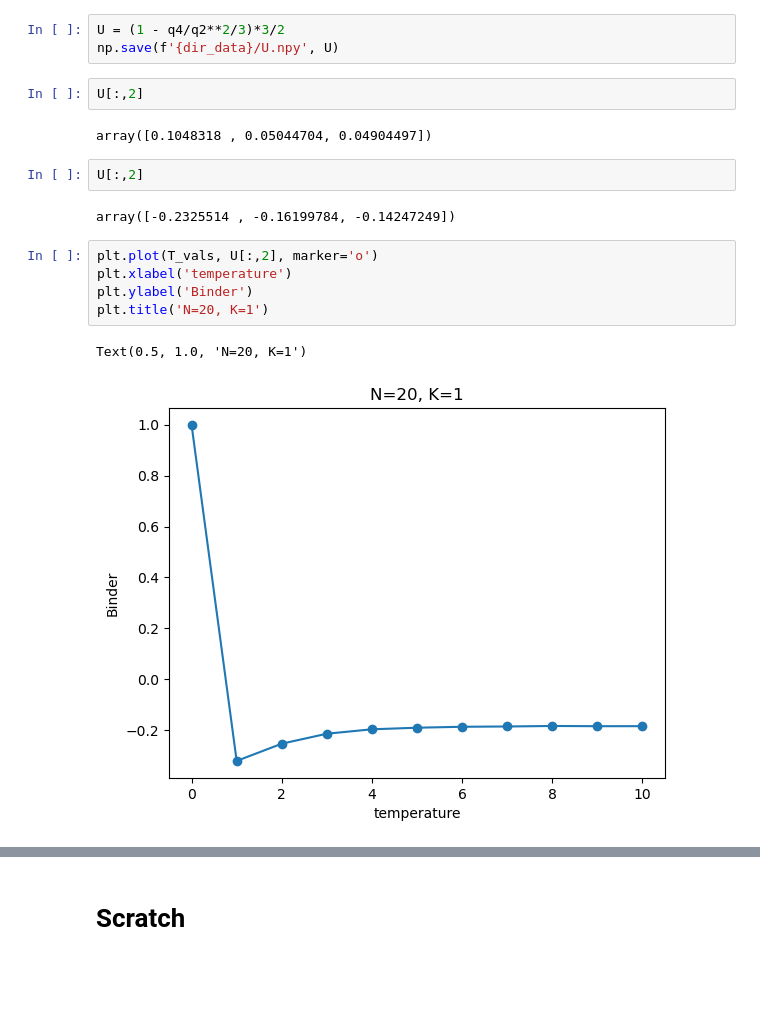
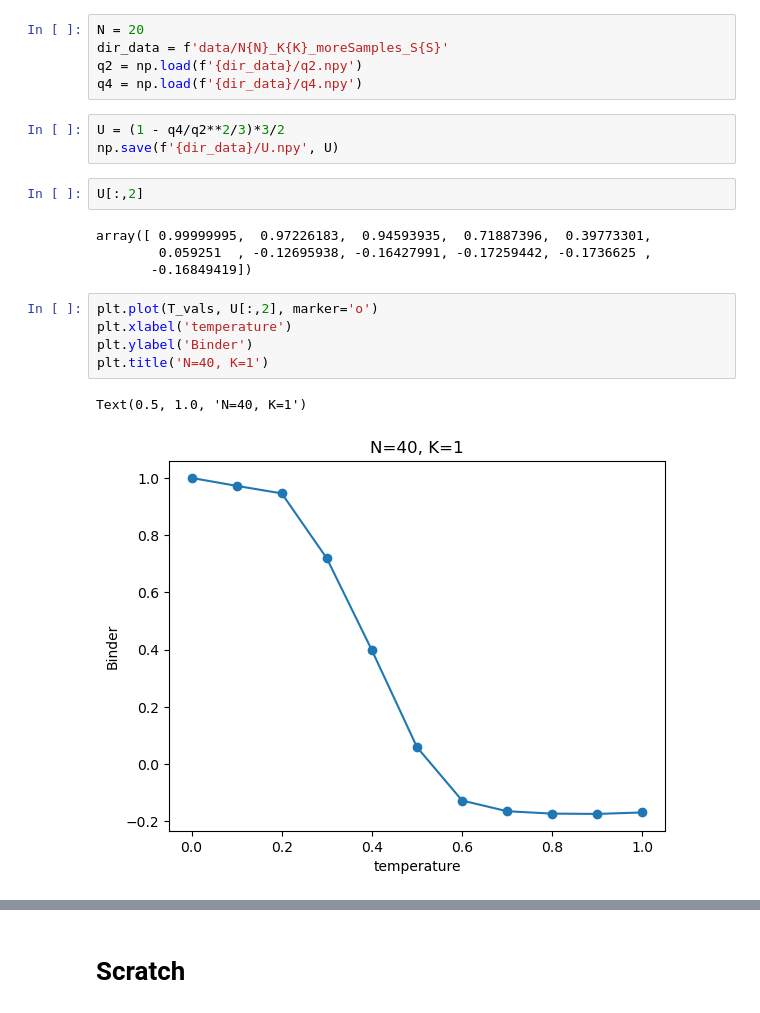
Before and after one commit to krlodeleon/LLG, a Jupyter notebook: q_EA.ipynb, the cells around one changed output, grey strips where cells are left out. Saved outputs shown, nothing was run; the diff lists cells and outputs as text; blank space fills up the shorter version.

```diff
--- a/q_EA.ipynb
+++ b/q_EA.ipynb
@@ -428,19 +239,22 @@ q2 = np.load(f'{dir_data}/q2.npy')
+# %%
+N = 20
+dir_data = f'data/N{N}_K{K}_moreSamples_S{S}'
+q2 = np.load(f'{dir_data}/q2.npy')
+q4 = np.load(f'{dir_data}/q4.npy')
 # %%
 U = (1 - q4/q2**2/3)*3/2
 np.save(f'{dir_data}/U.npy', U)
 # %%
 U[:,2]
 # %% [output]
-array([0.1048318 , 0.05044704, 0.04904497])
+array([ 0.99999995,  0.97226183,  0.94593935,  0.71887396,  0.39773301,
+        0.059251  , -0.12695938, -0.16427991, -0.17259442, -0.1736625 ,
+       -0.16849419])
-# %%
-U[:,2]
-# %% [output]
-array([-0.2325514 , -0.16199784, -0.14247249])
 # %%
 plt.plot(T_vals, U[:,2], marker='o')
 plt.xlabel('temperature')
 plt.ylabel('Binder')
-plt.title('N=20, K=1')
+plt.title('N=40, K=1')
 # %% [output]
-Text(0.5, 1.0, 'N=20, K=1')
+Text(0.5, 1.0, 'N=40, K=1')
-[figure, old version]
+[figure, new version]
```
Also changed, not shown: parts of 61 cells of this notebook.
